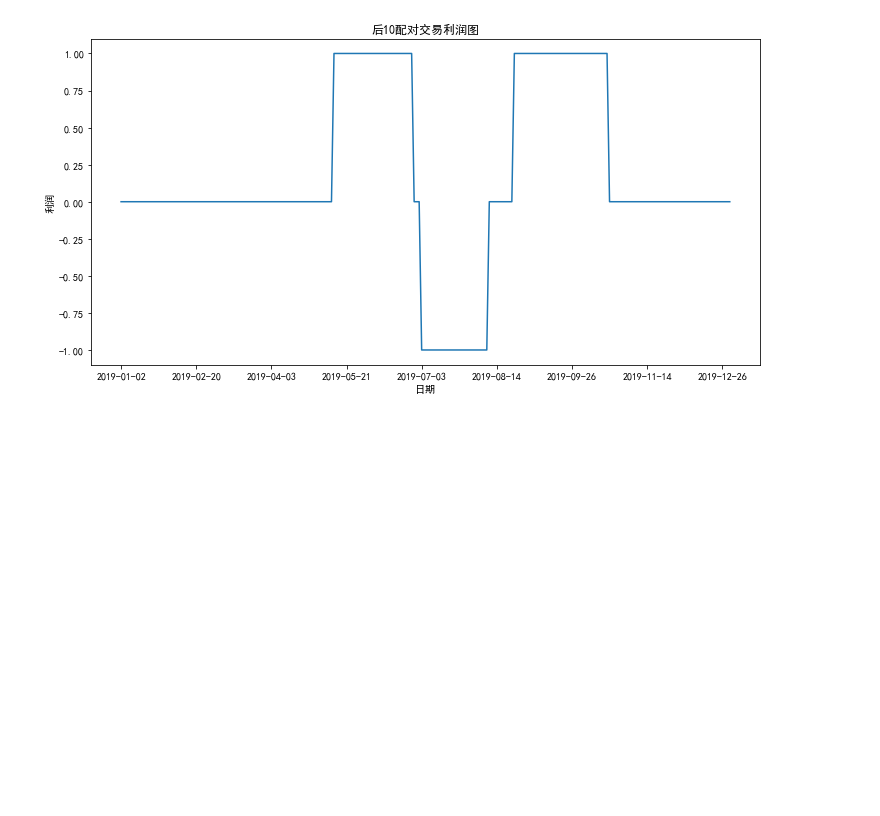
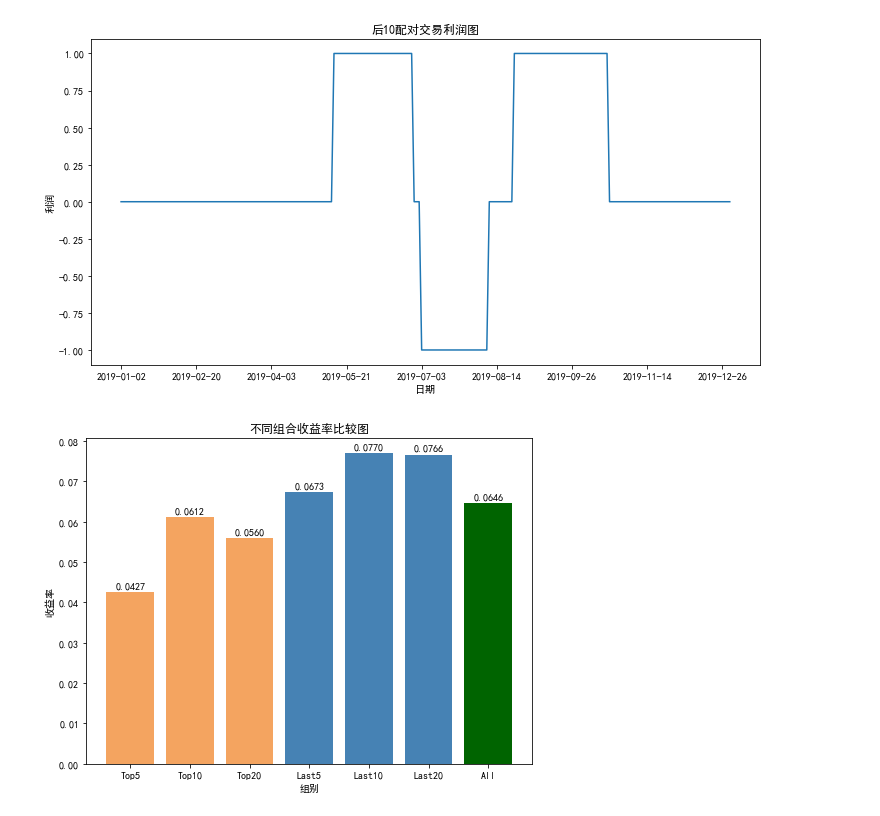
Before and after one commit to chzheng2000/pairsTrading, a Jupyter notebook: trading.ipynb, the cells around one changed output. Saved outputs shown, nothing was run; the diff lists cells and outputs as text; code cells hidden in the pictures; blank space fills up the shorter version.

```diff
--- a/trading.ipynb
+++ b/trading.ipynb
@@ -474,3 +514,40 @@ plt.gca().xaxis.set_major_locator(ticker.MultipleLocator(30))
 plt.show()
 # %% [output]
 [figure]
+# %%
+# 收益率画图
+def autolabel(rects, xpos='center'):
+    """
+    Attach a text label above each bar in *rects*, displaying its height.
+
+    *xpos* indicates which side to place the text w.r.t. the center of
+    the bar. It can be one of the following {'center', 'right', 'left'}.
+    """
+
+    xpos = xpos.lower()  # normalize the case of the parameter
+    ha = {'center': 'center', 'right': 'left', 'left': 'right'}
+    offset = {'center': 0.5, 'right': 0.57, 'left': 0.43}  # x_txt = x + w*off
+
+    for rect in rects:
+        height = rect.get_height()
+        ax.text(rect.get_x() + rect.get_width()*offset[xpos], 1.01*height,
+                '{:.4f}'.format(height), ha=ha[xpos], va='bottom')
+
+temp = [0.042654, 0.0611805, 0.05604215, 0.067334, 0.0769679, 0.07661255, 0.064600304]
+colors = ["sandybrown","sandybrown","sandybrown", "steelblue","steelblue","steelblue","darkgreen"]
+labels = ["Top5", "Top10", "Top20", "Last5", "Last10", "Last20", "All"]
+fig, ax = plt.subplots(figsize=(8, 6))
+x = np.arange(len(labels))
+rec = ax.bar(x, temp, color=colors)
+# for i, label, color in zip(x, labels, colors):
+    # ax.bar(x, profit, label=label, c=color,lw=3)
+ax.set_xlabel("组别")
+ax.set_ylabel("收益率")
+ax.set_title("不同组合收益率比较图")
+ax.set_xticks(x)
+ax.set_xticklabels(labels=labels)
+autolabel(rec, "center")
+plt.savefig("figures/不同组合收益率比较图.jpg", dpi=300)
+plt.show()
+# %% [output]
+[figure, added]
```
Also changed, not shown: parts of 5 cells of this notebook.
